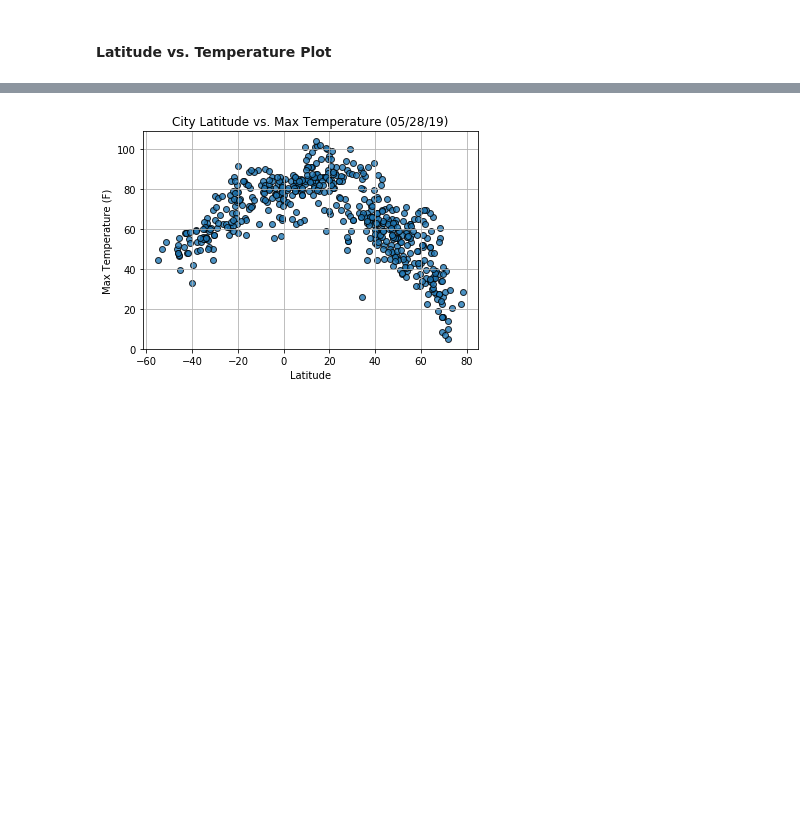
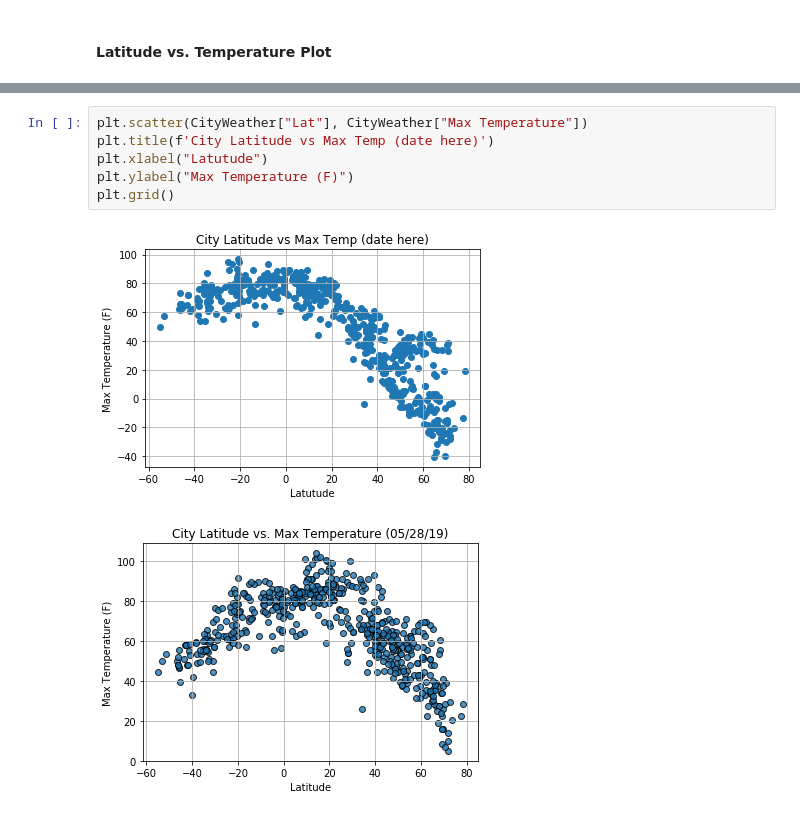
Before and after one commit to NotkerNotker/python-api-challenge, a Jupyter notebook: starter_code/WeatherPy.ipynb, the cells around one changed output, grey strips where cells are left out. Cells and saved outputs as stored; diff of their text form; blank space fills up the shorter version.

```diff
--- a/starter_code/WeatherPy.ipynb
+++ b/starter_code/WeatherPy.ipynb
@@ -214,3 +229,11 @@ dtype: int64
+# %%
+plt.scatter(CityWeather["Lat"], CityWeather["Max Temperature"])
+plt.title(f'City Latitude vs Max Temp (date here)')
+plt.xlabel("Latutude")
+plt.ylabel("Max Temperature (F)")
+plt.grid()
+# %% [output]
+[figure, added]
 # %%
 # %% [output]
 [figure]
```
Also changed, not shown: parts of 20 cells of this notebook, 2 other files.
